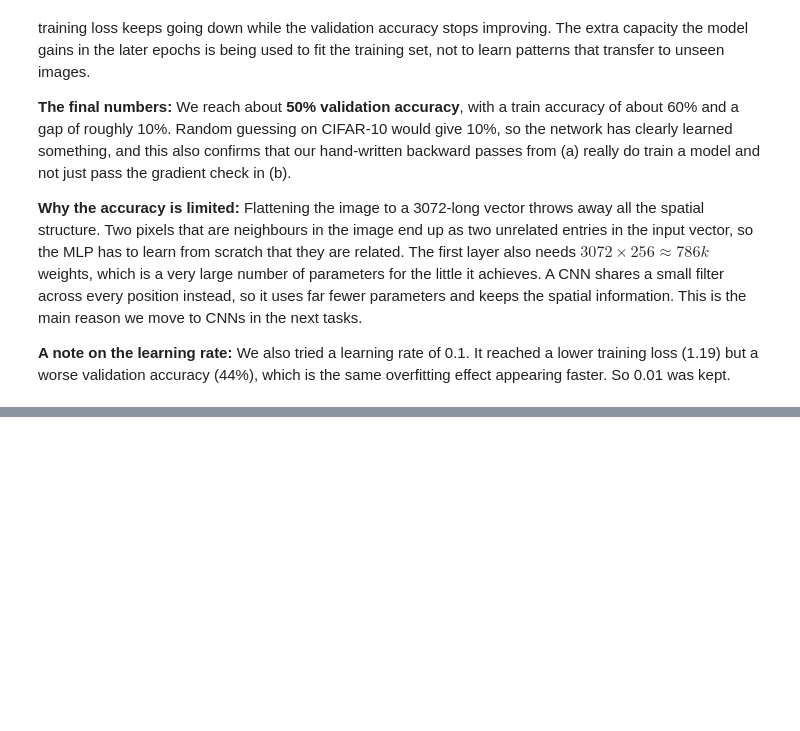
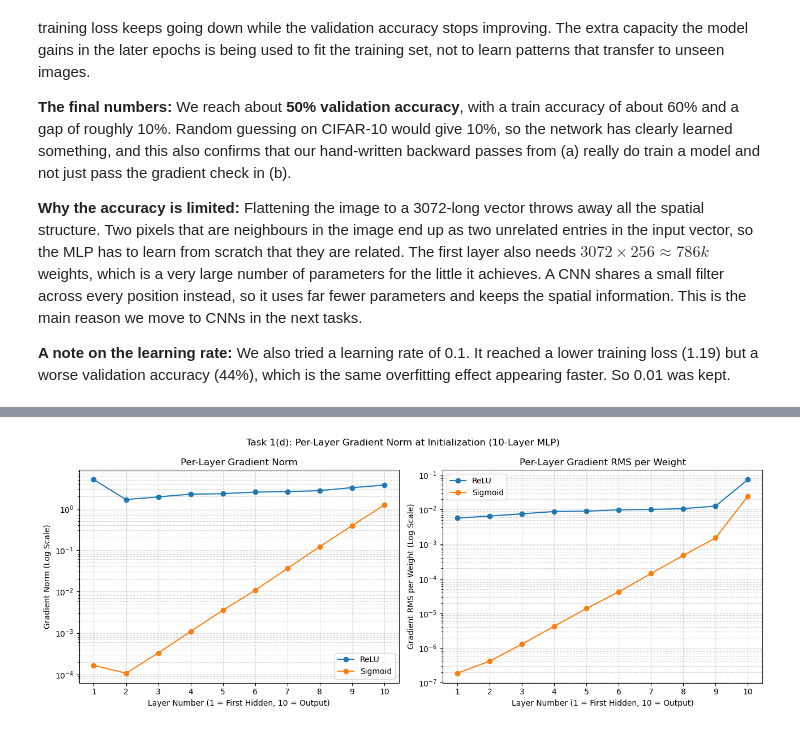
Before and after one commit to minuraashen/EN4554-Deep-Learning-for-Vision, a Jupyter notebook: Assignment_02/cnn.ipynb, the cells around one changed output, grey strips where cells are left out. Saved outputs shown, nothing was run; the diff lists cells and outputs as text; code cells hidden in the pictures; blank space fills up the shorter version.

Commit message:
plot the per-layer gradient norm at initialization with sigmoid and with ReLU

```diff
--- a/Assignment_02/cnn.ipynb
+++ b/Assignment_02/cnn.ipynb
@@ -437,0 +440,99 @@ Generalization Gap:        10.52%
+# %%
+import torch
+import torch.nn as nn
+import matplotlib.pyplot as plt
+import math
+
+# 1. Take one real CIFAR-10 batch to use as the input
+set_seed(42)
+images, labels = next(iter(train_loader))
+x_batch = images.reshape(images.shape[0], -1)
+y_batch = labels
+
+def analyze_gradient_norms(activation_type):
+    set_seed(42)
+    layers = []
+    in_features = 3072
+    hidden_features = 256
+
+    # Build a 10-layer MLP (10 Linear layers, 9 activations)
+    for i in range(9):
+        layers.append(nn.Linear(in_features, hidden_features))
+        if activation_type == 'relu':
+            layers.append(nn.ReLU())
+        elif activation_type == 'sigmoid':
+            layers.append(nn.Sigmoid())
+        in_features = hidden_features
+
+    # Output layer (10th layer)
+    layers.append(nn.Linear(hidden_features, 10))
+
+    model = nn.Sequential(*layers)
+
+    # 2. Use the same Kaiming initialization as our own Linear class in (a).
+    # PyTorch's default nn.Linear init is about 0.41 times the Kaiming scale, which would make
+    # the ReLU gradients shrink as well and hide the effect we want to show.
+    # Both networks get the same init, so the activation function is the only thing that changes.
+    for module in model:
+        if isinstance(module, nn.Linear):
+            nn.init.kaiming_normal_(module.weight, nonlinearity='relu')
+            nn.init.zeros_(module.bias)
+
+    # 3. Forward and backward pass on the real batch
+    criterion = nn.CrossEntropyLoss()
+    loss = criterion(model(x_batch), y_batch)
+    loss.backward()
+
+    # 4. Extract gradient norms for each Linear layer.
+    # The layers do not have the same number of weights, so we also record the RMS value
+    # per weight (the norm divided by the square root of the weight count) to compare them fairly.
+    grad_norms = []
+    grad_rms = []
+    for module in model:
+        if isinstance(module, nn.Linear):
+            grad = module.weight.grad
+            grad_norms.append(grad.norm().item())
+            grad_rms.append((grad.norm() / math.sqrt(grad.numel())).item())
+
+    return grad_norms, grad_rms
+
+# Get norms for both networks
+relu_norms, relu_rms = analyze_gradient_norms('relu')
+sigmoid_norms, sigmoid_rms = analyze_gradient_norms('sigmoid')
+
+# 5. Plot both measures side by side
+# We use a logarithmic scale because Sigmoid gradients shrink exponentially
+layer_numbers = range(1, 11)
+fig, axes = plt.subplots(1, 2, figsize=(13, 5))
+
+axes[0].plot(layer_numbers, relu_norms, marker='o', label='ReLU')
+axes[0].plot(layer_numbers, sigmoid_norms, marker='o', label='Sigmoid')
+axes[0].set_ylabel('Gradient Norm (Log Scale)')
+axes[0].set_title('Per-Layer Gradient Norm')
+
+axes[1].plot(layer_numbers, relu_rms, marker='o', label='ReLU')
+axes[1].plot(layer_numbers, sigmoid_rms, marker='o', label='Sigmoid')
+axes[1].set_ylabel('Gradient RMS per Weight (Log Scale)')
+axes[1].set_title('Per-Layer Gradient RMS per Weight')
+
+for ax in axes:
+    ax.set_yscale('log')
+    ax.set_xlabel('Layer Number (1 = First Hidden, 10 = Output)')
+    ax.set_xticks(list(layer_numbers))
+    ax.grid(True, which="both", ls="--", alpha=0.5)
+    ax.legend()
+
+fig.suptitle('Task 1(d): Per-Layer Gradient Norm at Initialization (10-Layer MLP)')
+plt.tight_layout()
+plt.show()
+
+# 6. Print the numbers and how much the gradient shrinks on the way back to layer 1
+print(f"{'Layer':<8}{'ReLU Norm':>14}{'Sigmoid Norm':>16}{'ReLU RMS':>14}{'Sigmoid RMS':>15}")
+for i in range(10):
+    print(f"{i+1:<8}{relu_norms[i]:>14.3e}{sigmoid_norms[i]:>16.3e}{relu_rms[i]:>14.3e}{sigmoid_rms[i]:>15.3e}")
+
+print(f"\nReLU    shrink factor, RMS (layer 10 -> layer 1): {relu_rms[0]/relu_rms[-1]:.2e}")
+print(f"Sigmoid shrink factor, RMS (layer 10 -> layer 1): {sigmoid_rms[0]/sigmoid_rms[-1]:.2e}")
+print(f"Theory for 9 sigmoid layers, 0.25^9           : {0.25**9:.2e}")
+# %% [output]
+[figure, added]
```
Also changed, not shown: parts of 3 cells of this notebook.
